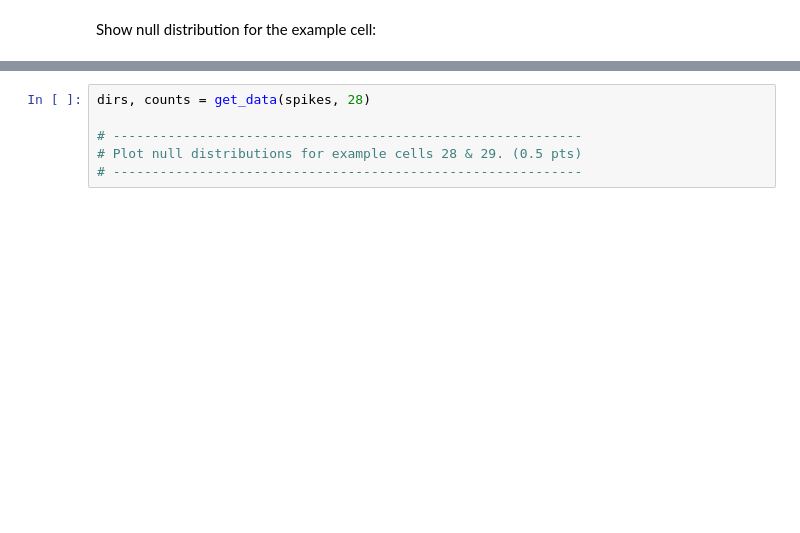
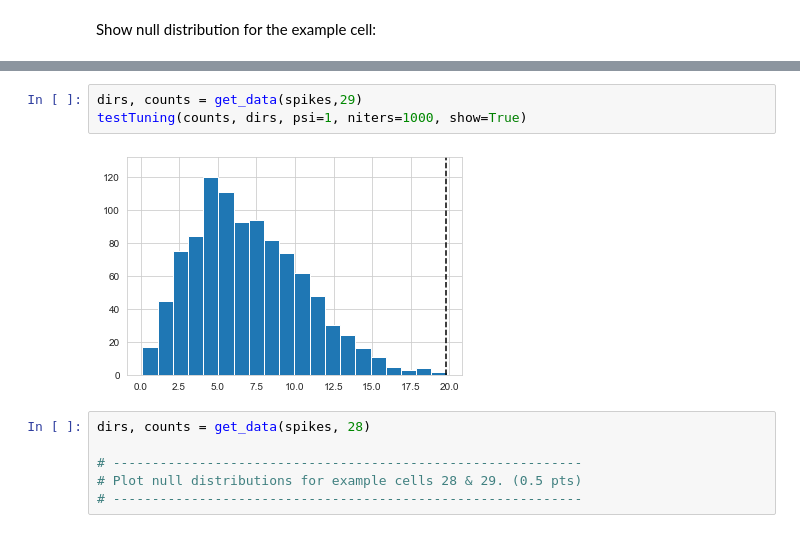
Before and after one commit to mdittschar/NDS, a Jupyter notebook: CodingLab5.ipynb, the cells around one changed output, grey strips where cells are left out. Drawn from its saved outputs; the diff is of its cells as text; blank space fills up the shorter version.

```diff
--- a/CodingLab5.ipynb
+++ b/CodingLab5.ipynb
@@ -616,3 +649,8 @@ Show null distribution for the example cell:
+# %%
+dirs, counts = get_data(spikes,29)
+testTuning(counts, dirs, psi=1, niters=1000, show=True)
+# %% [output]
+[figure, added]
 # %%
 dirs, counts = get_data(spikes, 28)
 
```
Also changed, not shown: parts of 4 cells of this notebook.
